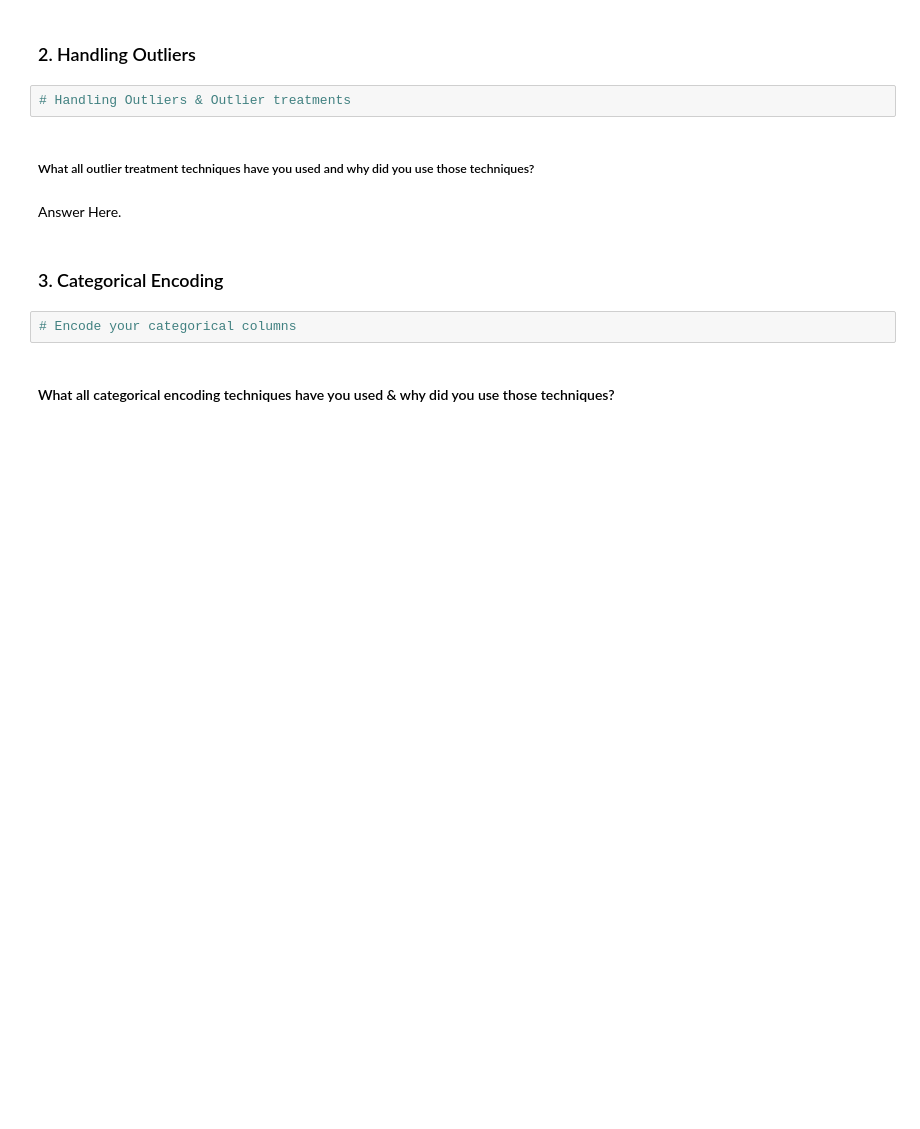
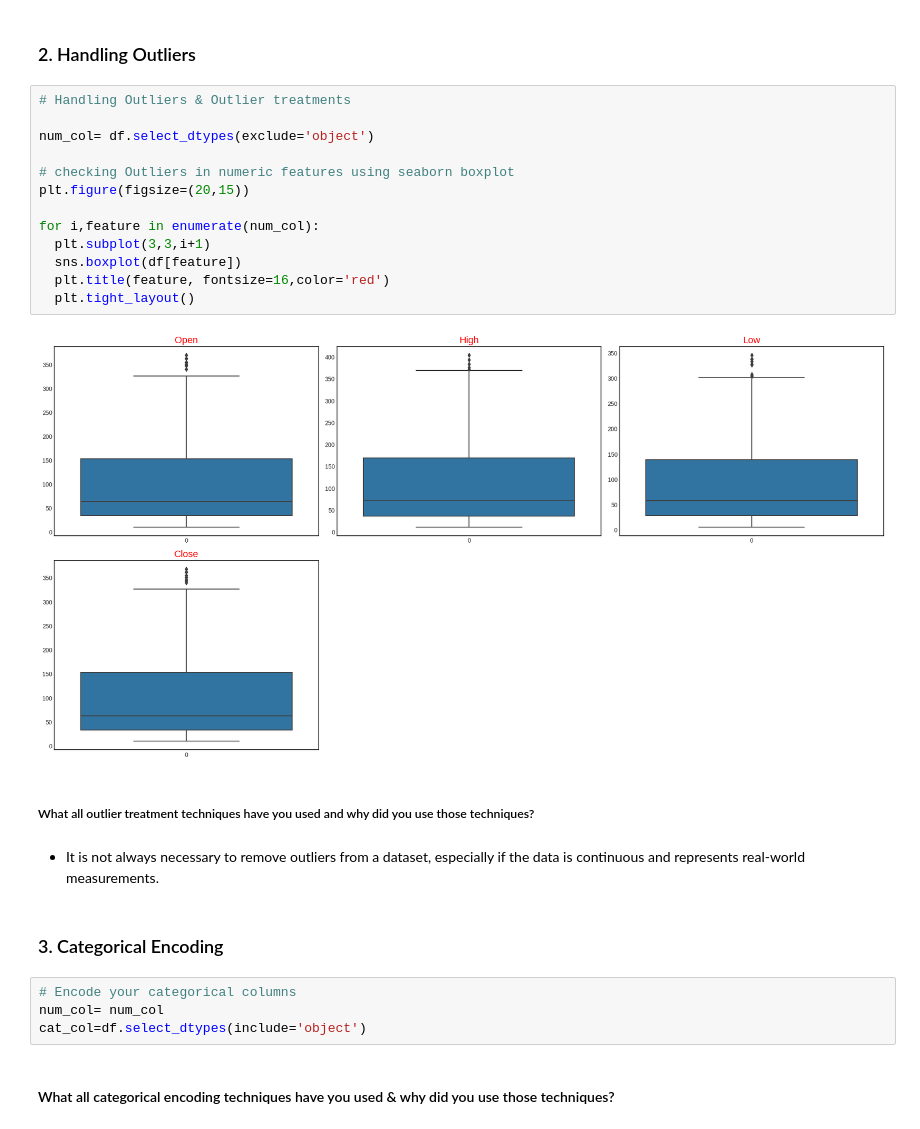
Before and after one commit to saidul-mondal-au7/Yes_Bank_Stock_Closing_Price_Prediction, a Jupyter notebook: Yes_Bank_Stock_Closing_Price_Prediction.ipynb, the cells around one changed output. Saved outputs shown, nothing was run; the diff lists cells and outputs as text; blank space fills up the shorter version.

```diff
--- a/Yes_Bank_Stock_Closing_Price_Prediction.ipynb
+++ b/Yes_Bank_Stock_Closing_Price_Prediction.ipynb
@@ -643,16 +663,31 @@ Answer Here.
 Answer Here.
 # %% [markdown]
 ### 2. Handling Outliers
-# %%
-# Handling Outliers & Outlier treatments
+# %%
+# Handling Outliers & Outlier treatments
+
+num_col= df.select_dtypes(exclude='object')
+
+# checking Outliers in numeric features using seaborn boxplot
+plt.figure(figsize=(20,15))
+
+for i,feature in enumerate(num_col):
+  plt.subplot(3,3,i+1)
+  sns.boxplot(df[feature])
+  plt.title(feature, fontsize=16,color='red')
+  plt.tight_layout()
+# %% [output]
+[figure, added]
 # %% [markdown]
 ##### What all outlier treatment techniques have you used and why did you use those techniques?
-# %% [markdown]
-Answer Here.
+# %% [markdown]
+* It is not always necessary to remove outliers from a dataset, especially if the data is continuous and represents real-world measurements.
 # %% [markdown]
 ### 3. Categorical Encoding
 # %%
 # Encode your categorical columns
+num_col= num_col
+cat_col=df.select_dtypes(include='object')
 # %% [markdown]
 #### What all categorical encoding techniques have you used & why did you use those techniques?
 # %% [markdown]
```
Also changed, not shown: parts of 22 cells of this notebook.
